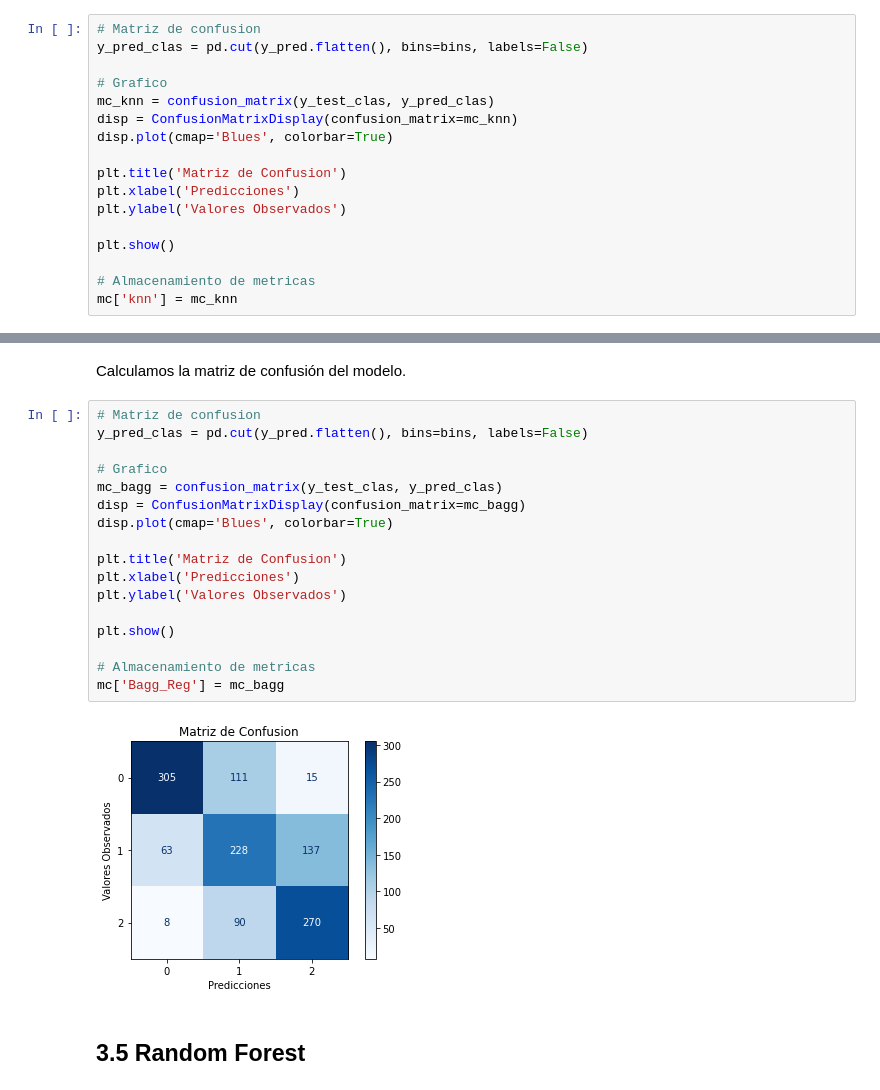
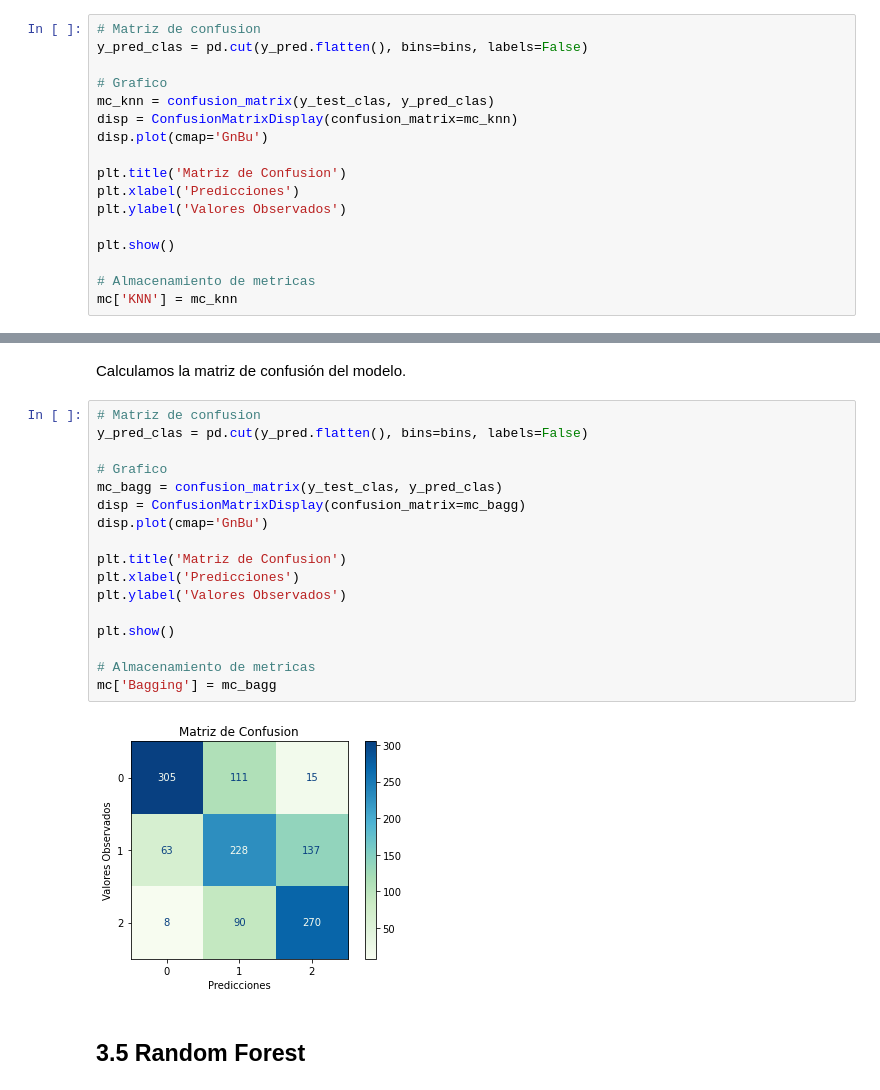
Before and after one commit to sofiamacein/Airbnb_Proyecto, a Jupyter notebook: Airbnb_MODELS.ipynb, the cells around one changed output, grey strips where cells are left out. Drawn from its saved outputs; the diff is of its cells as text.

```diff
--- a/Airbnb_MODELS.ipynb
+++ b/Airbnb_MODELS.ipynb
@@ -388,7 +388,7 @@ y_pred_clas = pd.cut(y_pred.flatten(), bins=bins, labels=False)
 # Grafico
 mc_knn = confusion_matrix(y_test_clas, y_pred_clas)
 disp = ConfusionMatrixDisplay(confusion_matrix=mc_knn)
-disp.plot(cmap='Blues', colorbar=True)
+disp.plot(cmap='GnBu')
 
 plt.title('Matriz de Confusion')
 plt.xlabel('Predicciones')
@@ -397,5 +397,5 @@ plt.ylabel('Valores Observados')
 plt.show()
 
 # Almacenamiento de metricas
-mc['knn'] = mc_knn
+mc['KNN'] = mc_knn
 # %% [output]
@@ -660,22 +663,22 @@ Calculamos la matriz de confusión del modelo.
 # %%
 # Matriz de confusion
 y_pred_clas = pd.cut(y_pred.flatten(), bins=bins, labels=False)
 
 # Grafico
 mc_bagg = confusion_matrix(y_test_clas, y_pred_clas)
 disp = ConfusionMatrixDisplay(confusion_matrix=mc_bagg)
-disp.plot(cmap='Blues', colorbar=True)
+disp.plot(cmap='GnBu')
 
 plt.title('Matriz de Confusion')
 plt.xlabel('Predicciones')
 plt.ylabel('Valores Observados')
 
 plt.show()
 
 # Almacenamiento de metricas
-mc['Bagg_Reg'] = mc_bagg
+mc['Bagging'] = mc_bagg
 # %% [output]
-[figure, old version]
+[figure, new version]
 # %% [markdown]
 ## 3.5 Random Forest
 # %% [markdown]
```
Also changed, not shown: parts of 39 cells of this notebook.
